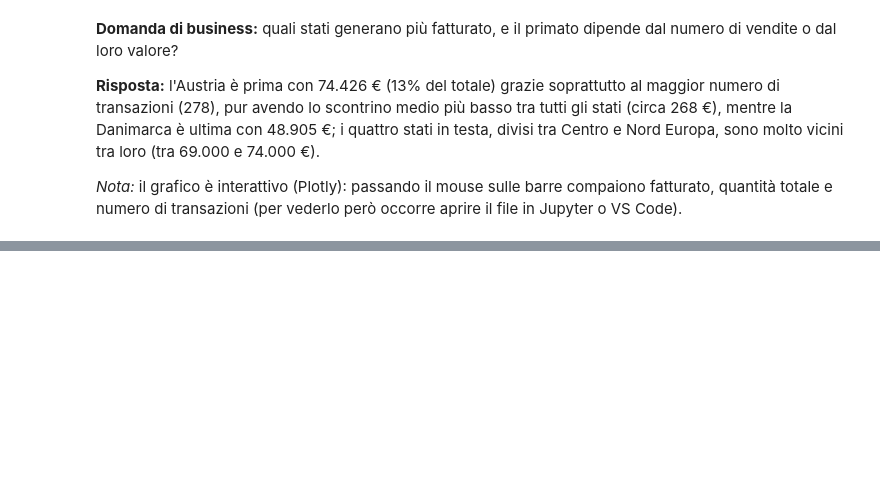
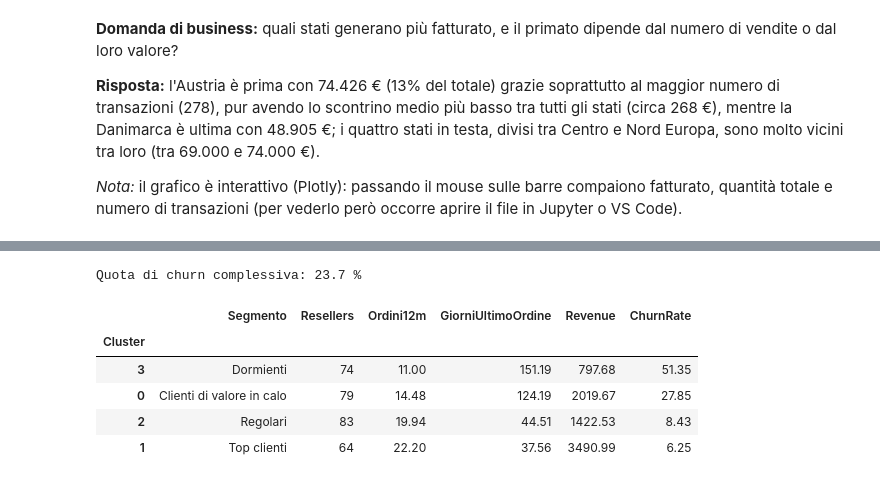
Before and after one commit to gfercioni/Giovanni_Fercioni_esercitazione_finale_M4, a Jupyter notebook: main.ipynb, the cells around one changed output, grey strips where cells are left out. Cells and saved outputs as stored; diff of their text form; code cells hidden in the pictures; blank space fills up the shorter version.

```diff
--- a/main.ipynb
+++ b/main.ipynb
@@ -1242,0 +1913,40 @@ by_state
+# %%
+# Es 6b punto 3
+
+# profilo dei cluster sulle variabili originali (non standardizzate)
+cluster_profile = (
+    resellers_seg
+    .groupby("Cluster")
+    .agg(
+        Resellers=("ResellerID", "count"),
+        Ordini12m=("Ordini12m", "mean"),
+        GiorniUltimoOrdine=("GiorniUltimoOrdine", "mean"),
+        Revenue=("Revenue", "mean"),
+        ChurnRate=("Churn", "mean"),
+    )
+)
+
+# quota di churn in percentuale e confronto con la media generale
+cluster_profile["ChurnRate"] = cluster_profile["ChurnRate"] * 100
+cluster_profile = cluster_profile.round(2)
+print("Quota di churn complessiva:", round(resellers_seg["Churn"].mean() * 100, 1), "%")
+
+# nomi dei segmenti
+cluster_names = {
+    0: "Clienti di valore in calo",
+    1: "Top clienti",
+    2: "Regolari",
+    3: "Dormienti",
+}
+cluster_profile.insert(0, "Segmento", cluster_profile.index.map(cluster_names))
+resellers_seg["Segmento"] = resellers_seg["Cluster"].map(cluster_names)
+
+cluster_profile.sort_values("ChurnRate", ascending=False)
+# %% [output]
+Quota di churn complessiva: 23.7 %
+|  | Segmento | Resellers | Ordini12m | GiorniUltimoOrdine | Revenue | ChurnRate |
+| Cluster |  |  |  |  |  |  |
+| 3 | Dormienti | 74 | 11.00 | 151.19 | 797.68 | 51.35 |
+| 0 | Clienti di valore in calo | 79 | 14.48 | 124.19 | 2019.67 | 27.85 |
+| 2 | Regolari | 83 | 19.94 | 44.51 | 1422.53 | 8.43 |
+| 1 | Top clienti | 64 | 22.20 | 37.56 | 3490.99 | 6.25 |
```
Also changed, not shown: parts of 48 cells of this notebook, 1 other file.
